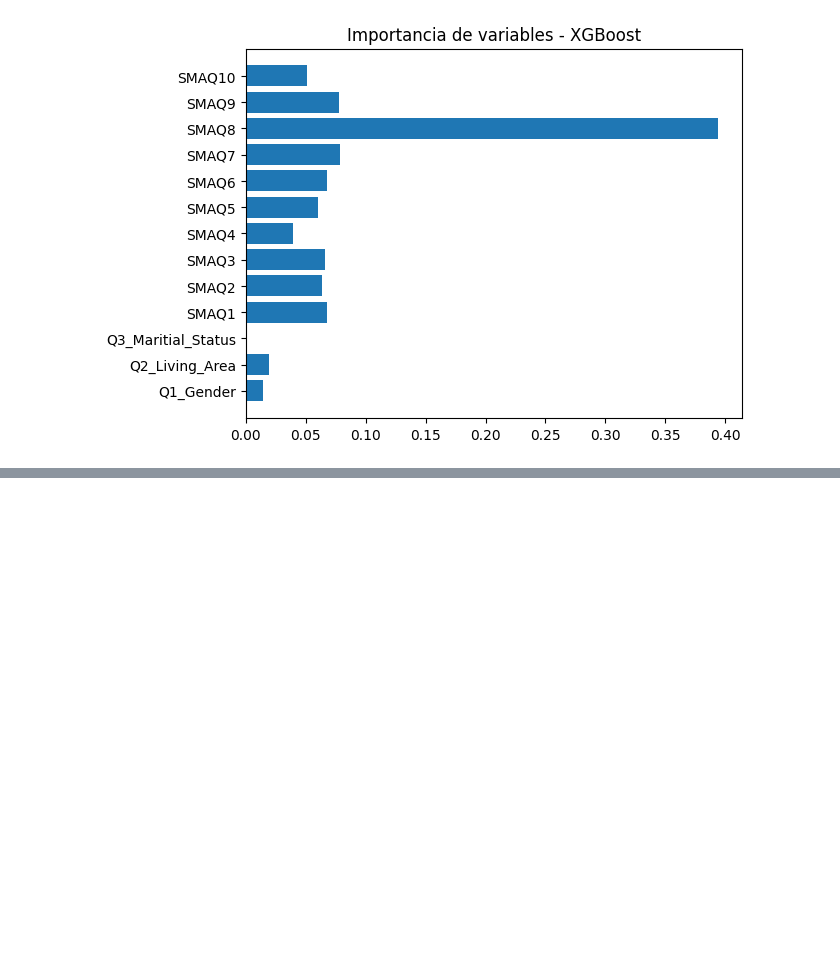
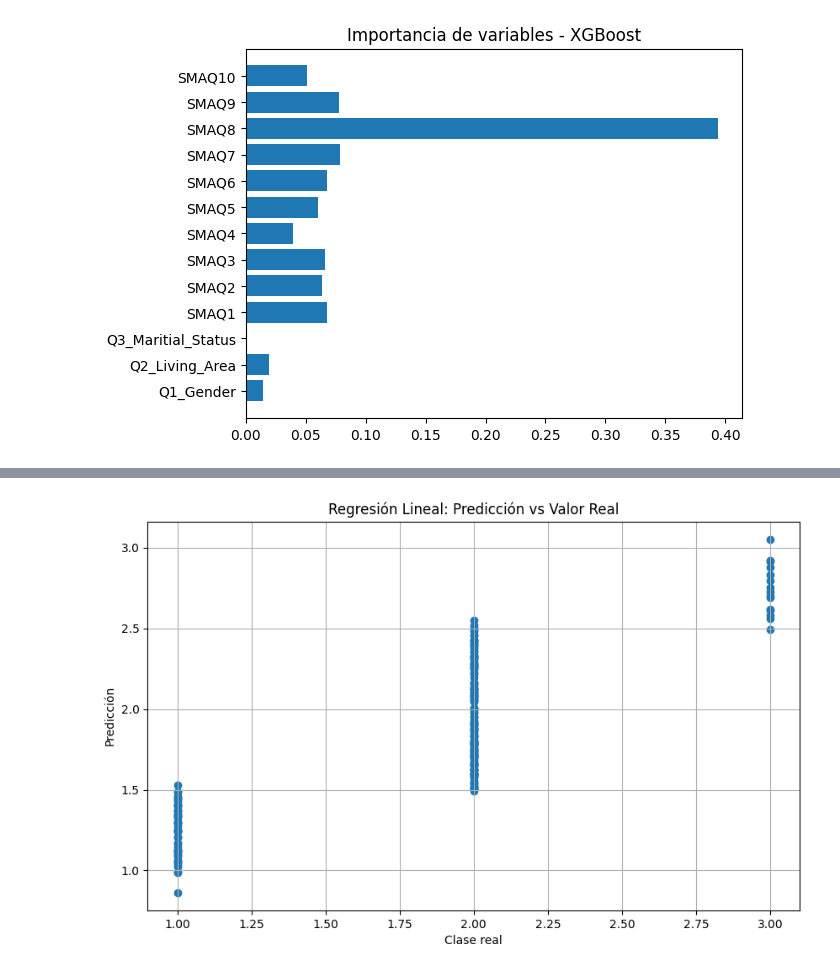
Before and after one commit to Oscar1979-png/2026-02-BILBAO-FT-Data-Science, a Jupyter notebook: 3-Machine_Learning/ML_project/Notebook proyecto ML_OFG.ipynb, the cells around one changed output, grey strips where cells are left out. Cells and saved outputs as stored; diff of their text form; code cells hidden in the pictures; blank space fills up the shorter version.

```diff
--- a/3-Machine_Learning/ML_project/Notebook proyecto ML_OFG.ipynb
+++ b/3-Machine_Learning/ML_project/Notebook proyecto ML_OFG.ipynb
@@ -479,0 +494,88 @@ plt.show()
+# %%
+import pandas as pd
+import matplotlib.pyplot as plt
+from sklearn.model_selection import train_test_split
+from sklearn.linear_model import LinearRegression
+
+# ==========================
+# 1. Cargar dataset
+# ==========================
+df = pd.read_csv("SMA.csv")
+
+# ==========================
+# 2. Preparar datos
+# (eliminamos fuga de información)
+# ==========================
+X = df.drop(columns=["SMA_Scale (Class_Lebel)", "SMA_Scale_value"])
+y = df["SMA_Scale (Class_Lebel)"]
+
+# ==========================
+# 3. Dividir datos
+# ==========================
+X_train, X_test, y_train, y_test = train_test_split(
+    X, y,
+    test_size=0.2,
+    random_state=42
+)
+
+# ==========================
+# 4. Entrenar regresión lineal
+# ==========================
+model = LinearRegression()
+model.fit(X_train, y_train)
+
+# ==========================
+# 5. Predicciones
+# ==========================
+y_pred = model.predict(X_test)
+
+# ==========================
+# GRÁFICA 1
+# Predicción vs valor real
+# ==========================
+plt.figure(figsize=(10,6))
+plt.scatter(y_test, y_pred)
+
+plt.xlabel("Clase real")
+plt.ylabel("Predicción")
+plt.title("Regresión Lineal: Predicción vs Valor Real")
+
+plt.grid(True)
+plt.show()
+
+# ==========================
+# GRÁFICA 2
+# Distribución del error
+# ==========================
+errors = y_test - y_pred
+
+plt.figure(figsize=(10,6))
+plt.hist(errors, bins=20)
+
+plt.xlabel("Error")
+plt.ylabel("Frecuencia")
+plt.title("Distribución del Error")
+
+plt.grid(True)
+plt.show()
+
+# ==========================
+# GRÁFICA 3
+# Línea ideal vs predicciones
+# ==========================
+plt.figure(figsize=(10,6))
+plt.scatter(y_test, y_pred)
+
+plt.plot(
+    [y_test.min(), y_test.max()],
+    [y_test.min(), y_test.max()]
+)
+
+plt.xlabel("Valor real")
+plt.ylabel("Predicción")
+plt.title("Predicciones vs Línea Ideal")
+
+plt.grid(True)
+plt.show()
+# %% [output]
+[figure, added]
```
Also changed, not shown: parts of 11 cells of this notebook, 12 other files.
